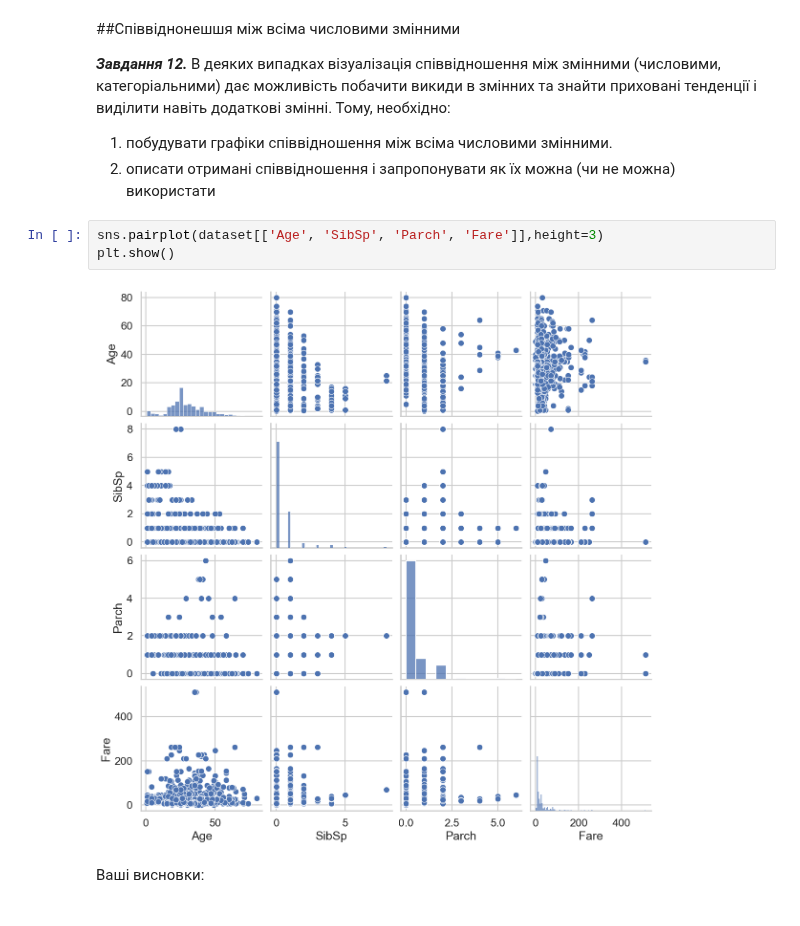
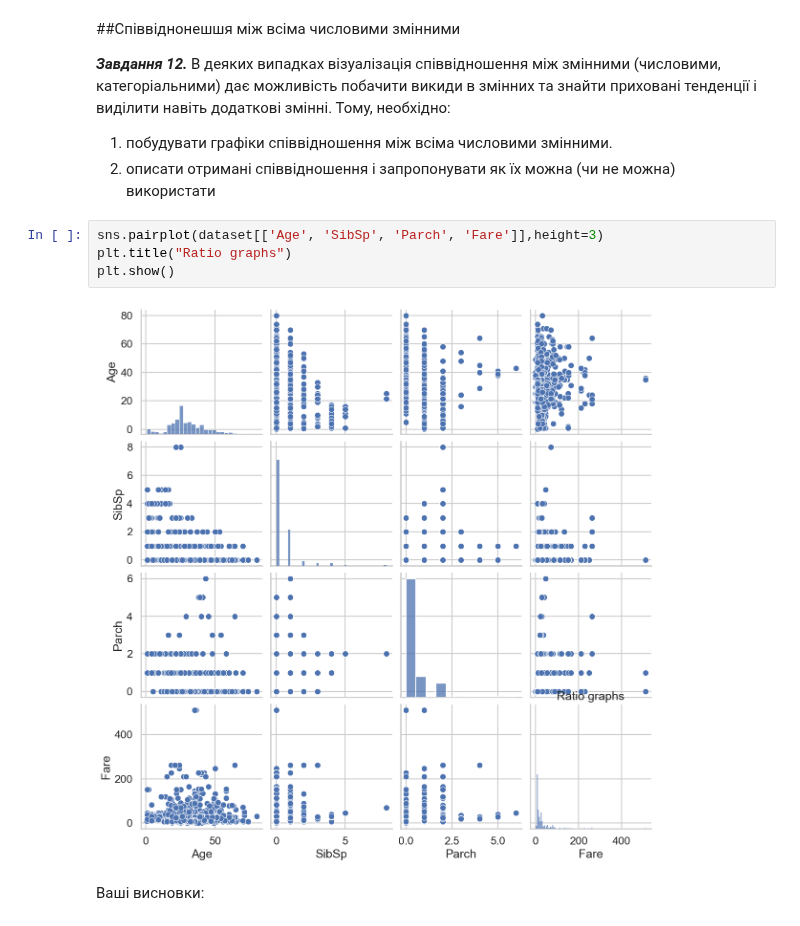
Before and after one commit to Prosik2205/OSHI, a Jupyter notebook: Task3_basic_ai_ad_prosimyak_oleksander.ipynb, the cells around one changed output. Saved outputs shown, nothing was run; the diff lists cells and outputs as text.

```diff
--- a/Task3_basic_ai_ad_prosimyak_oleksander.ipynb
+++ b/Task3_basic_ai_ad_prosimyak_oleksander.ipynb
@@ -271,9 +271,10 @@ plt.show()
 2) описати отримані співвідношення і запропонувати як їх можна (чи не можна) використати
 # %%
 sns.pairplot(dataset[['Age', 'SibSp', 'Parch', 'Fare']],height=3)
+plt.title("Ratio graphs")
 plt.show()
 # %% [output]
-[figure, old version]
+[figure, new version]
 # %% [markdown]
 Ваші висновки:
 # %% [markdown]
```
